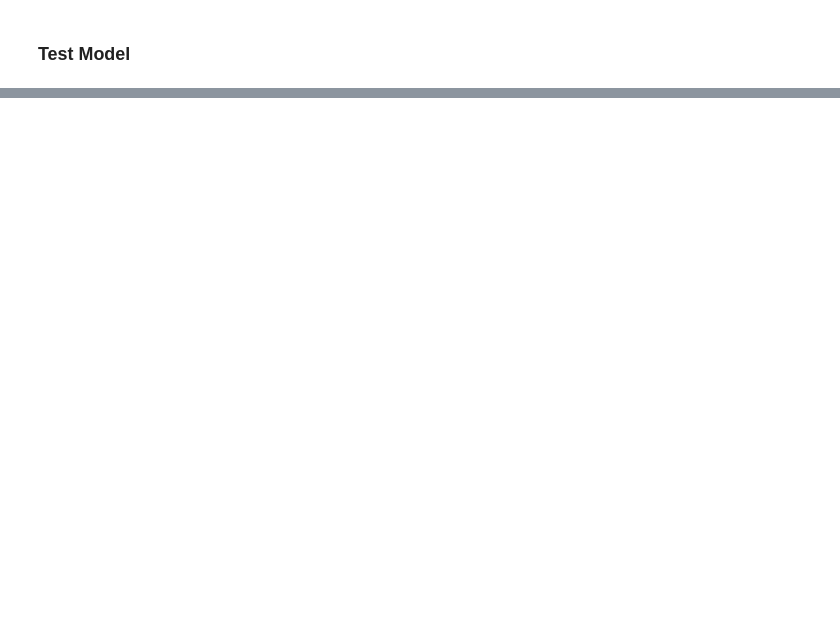
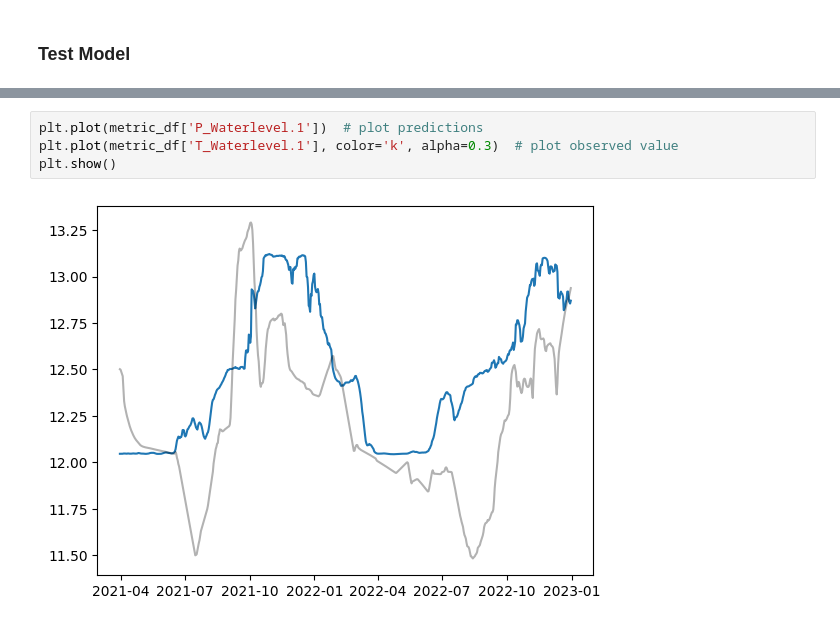
Before and after one commit to NathanAlmazan/RiverCast, a Jupyter notebook: notebooks/bidirectional/rivercast.ipynb, the cells around one changed output, grey strips where cells are left out. Drawn from its saved outputs; the diff is of its cells as text; blank space fills up the shorter version.

```diff
--- a/notebooks/bidirectional/rivercast.ipynb
+++ b/notebooks/bidirectional/rivercast.ipynb
@@ -495,0 +458,6 @@ plot_attention_head(attn_scores[3])
+# %%
+plt.plot(metric_df['P_Waterlevel.1'])  # plot predictions
+plt.plot(metric_df['T_Waterlevel.1'], color='k', alpha=0.3)  # plot observed value
+plt.show()
+# %% [output]
+[figure, added]
```
Also changed, not shown: parts of 56 cells of this notebook, 11 other files.
